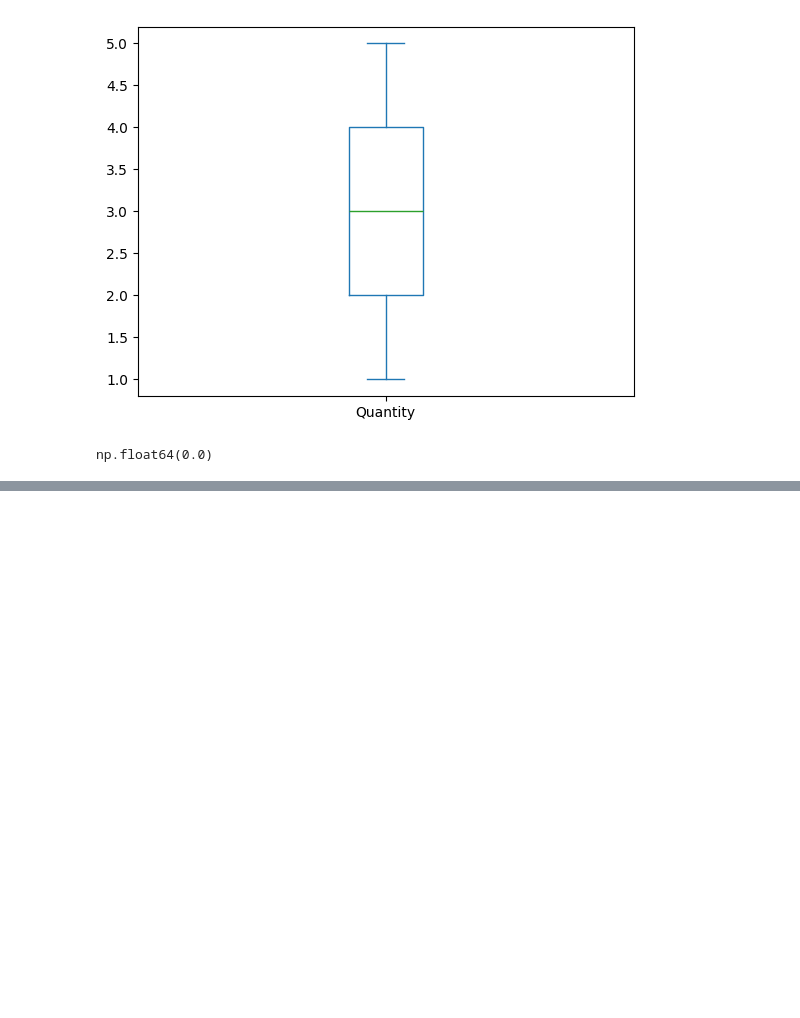
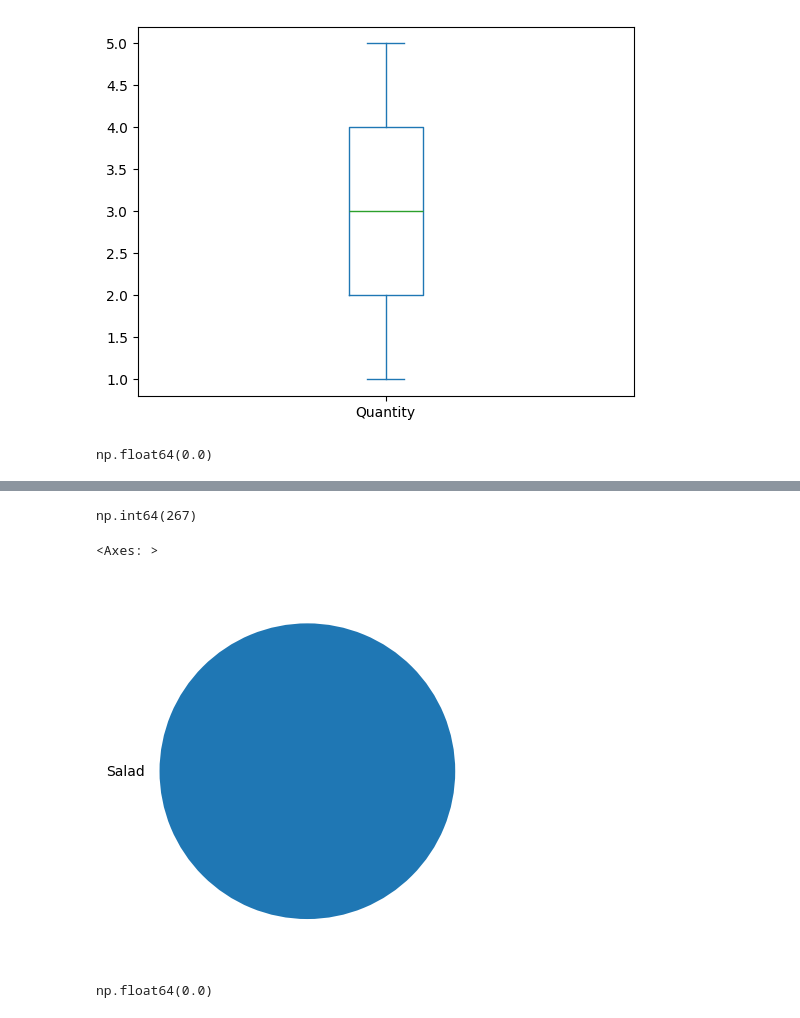
Before and after one commit to aayushmanz/Python-For-Data-Science, a Jupyter notebook: Pandas in Python/Practice in pandas/Practice_6_Dirty_cafe_sales.ipynb, the cells around one changed output, grey strips where cells are left out. Saved outputs shown, nothing was run; the diff lists cells and outputs as text; code cells hidden in the pictures; blank space fills up the shorter version.

```diff
--- a/Pandas in Python/Practice in pandas/Practice_6_Dirty_cafe_sales.ipynb
+++ b/Pandas in Python/Practice in pandas/Practice_6_Dirty_cafe_sales.ipynb
@@ -438,0 +474,3 @@ np.float64(0.0)
+# %%
+temp = df[df['Total Spent']>20]
+temp
@@ -438,0 +491,13 @@ np.float64(0.0)
+# %%
+temp.value_counts().sum()
+# %% [output]
+np.int64(267)
+# %%
+temp['Item'].value_counts().plot(kind='pie') # ok there is only salad which have max total spend.
+# %% [output]
+<Axes: >
+[figure, added]
+# %%
+df['Total Spent'].isnull().sum()/len(df['Total Spent'])
+# %% [output]
+np.float64(0.0)
```
Also changed, not shown: parts of 6 cells of this notebook.
